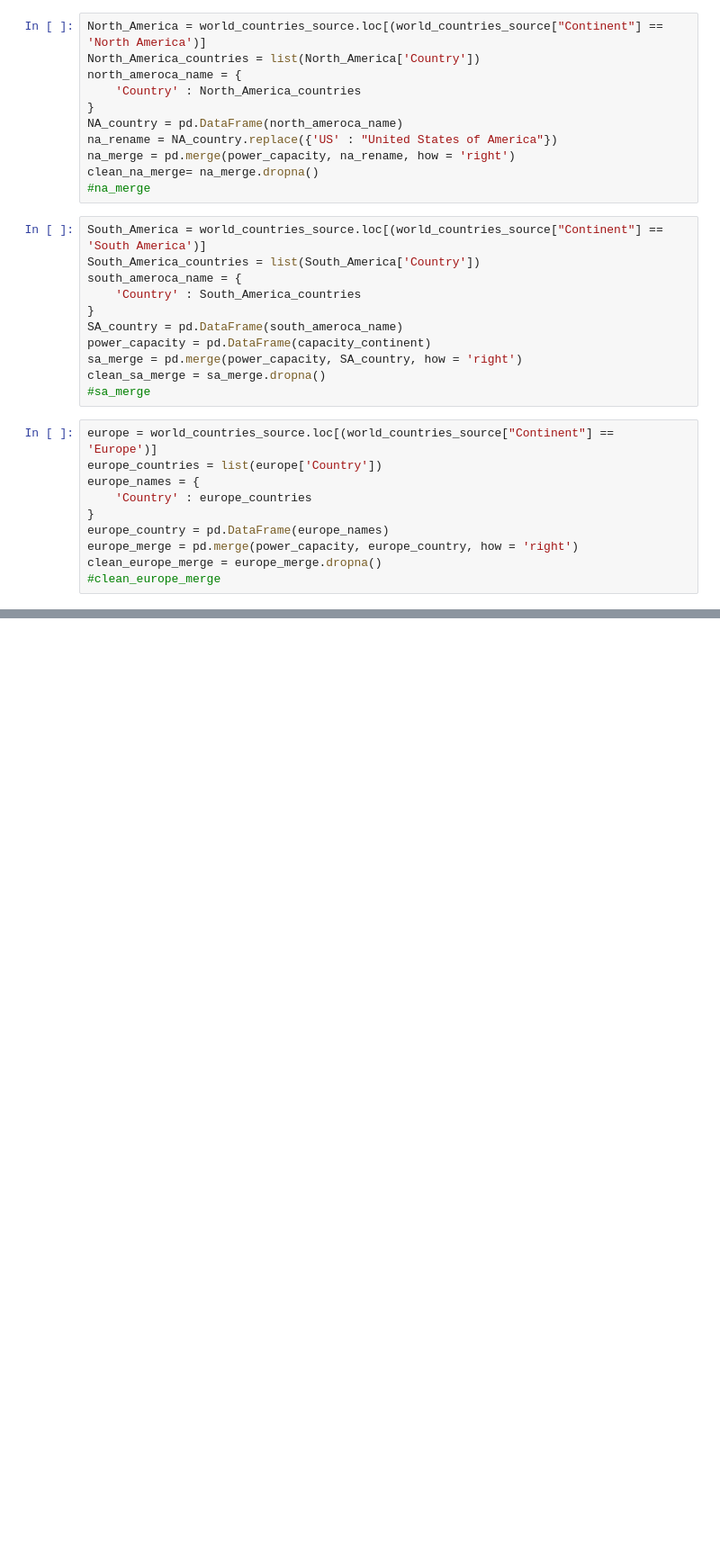
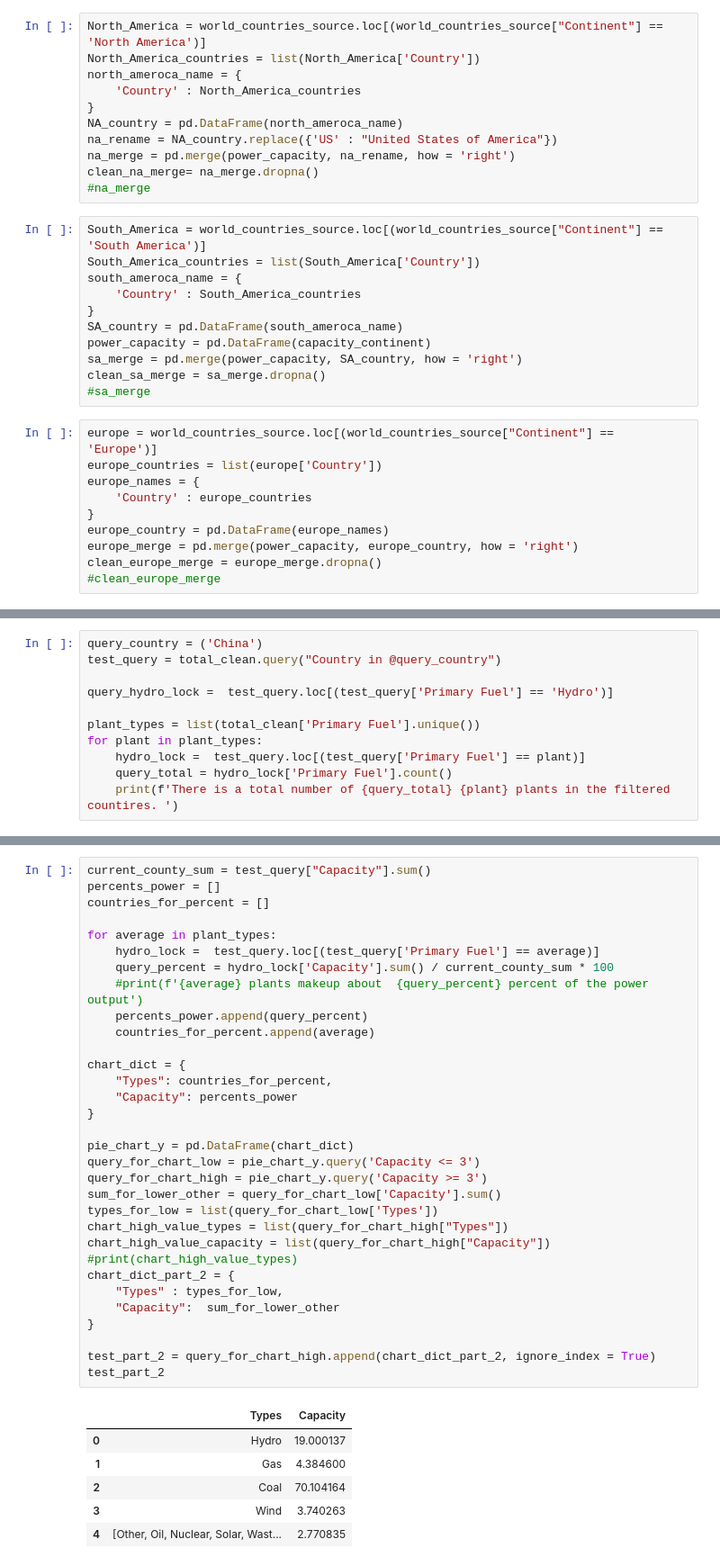
Before and after one commit to Taetrian37785/Power-Play-, a Jupyter notebook: Power Plant Analysis.ipynb, the cells around one changed output, grey strips where cells are left out. Shown at 90% size. Drawn from its saved outputs; the diff is of its cells as text; blank space fills up the shorter version.

```diff
--- a/Power Plant Analysis.ipynb
+++ b/Power Plant Analysis.ipynb
@@ -295,0 +224,11 @@ countries_only_africa_conributers = africa_power_contributers['Country']
+# %%
+query_country = ('China')
+test_query = total_clean.query("Country in @query_country")
+
+query_hydro_lock =  test_query.loc[(test_query['Primary Fuel'] == 'Hydro')]
+
+plant_types = list(total_clean['Primary Fuel'].unique())
+for plant in plant_types:
+    hydro_lock =  test_query.loc[(test_query['Primary Fuel'] == plant)]
+    query_total = hydro_lock['Primary Fuel'].count()
+    print(f'There is a total number of {query_total} {plant} plants in the filtered countires. ')
@@ -295,0 +272,39 @@ countries_only_africa_conributers = africa_power_contributers['Country']
+# %%
+current_county_sum = test_query["Capacity"].sum()
+percents_power = []
+countries_for_percent = []
+
+for average in plant_types:
+    hydro_lock =  test_query.loc[(test_query['Primary Fuel'] == average)]
+    query_percent = hydro_lock['Capacity'].sum() / current_county_sum * 100
+    #print(f'{average} plants makeup about  {query_percent} percent of the power output')
+    percents_power.append(query_percent)
+    countries_for_percent.append(average)
+
+chart_dict = {
+    "Types": countries_for_percent,
+    "Capacity": percents_power
+}
+
+pie_chart_y = pd.DataFrame(chart_dict)
+query_for_chart_low = pie_chart_y.query('Capacity <= 3')
+query_for_chart_high = pie_chart_y.query('Capacity >= 3')
+sum_for_lower_other = query_for_chart_low['Capacity'].sum()
+types_for_low = list(query_for_chart_low['Types'])
+chart_high_value_types = list(query_for_chart_high["Types"])
+chart_high_value_capacity = list(query_for_chart_high["Capacity"])
+#print(chart_high_value_types)
+chart_dict_part_2 = {
+    "Types" : types_for_low,
+    "Capacity":  sum_for_lower_other
+}
+
+test_part_2 = query_for_chart_high.append(chart_dict_part_2, ignore_index = True)
+test_part_2
+# %% [output]
+|  | Types | Capacity |
+| 0 | Hydro | 19.000137 |
+| 1 | Gas | 4.384600 |
+| 2 | Coal | 70.104164 |
+| 3 | Wind | 3.740263 |
+| 4 | [Other, Oil, Nuclear, Solar, Wast... | 2.770835 |
```
Also changed, not shown: parts of 30 cells of this notebook.
